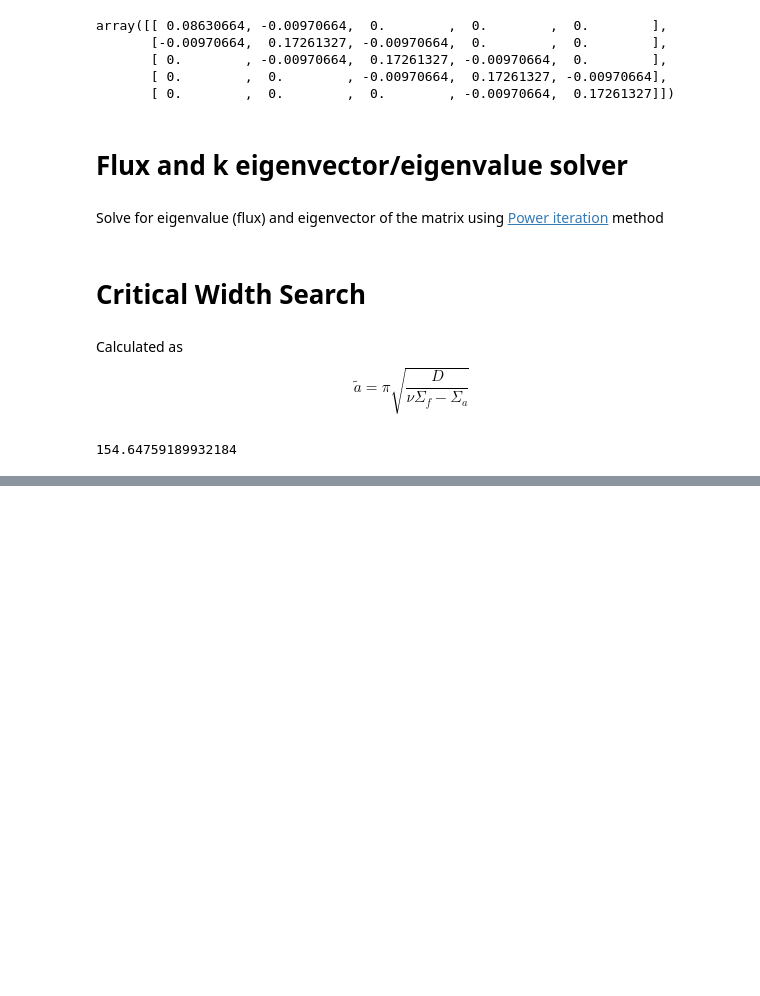
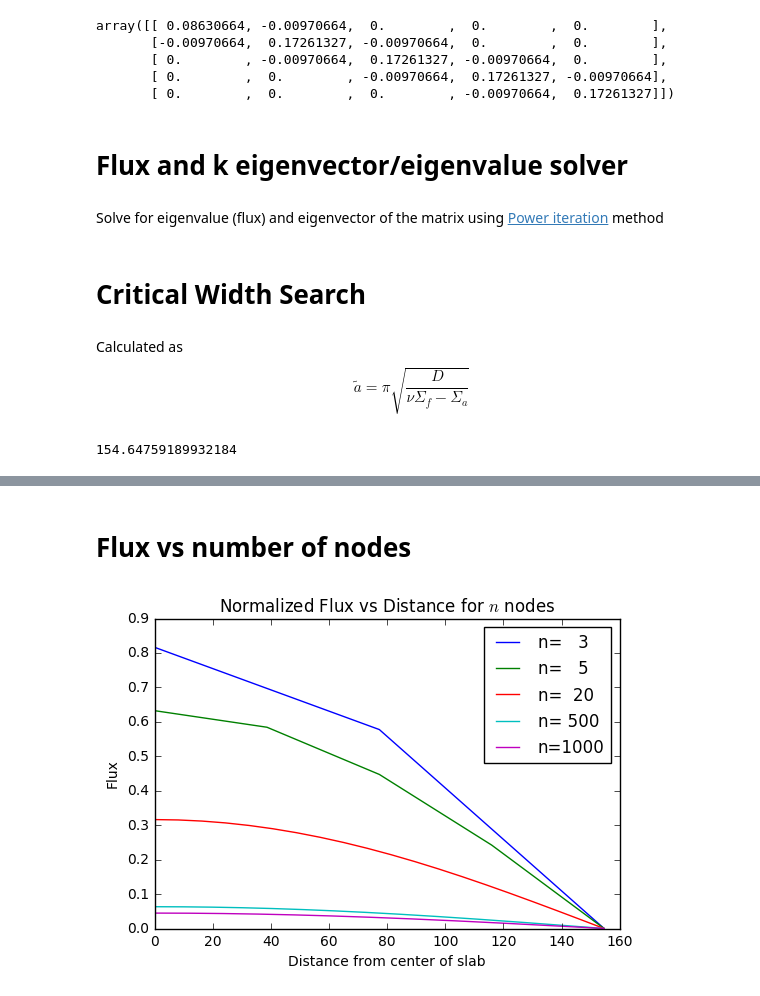
Before and after one commit to piovere/470-project-1, a Jupyter notebook: Project 2/P2_from_scratch.ipynb, the cells around one changed output, grey strips where cells are left out. Cells and saved outputs as stored; diff of their text form; code cells hidden in the pictures; blank space fills up the shorter version.

```diff
--- a/Project 2/P2_from_scratch.ipynb
+++ b/Project 2/P2_from_scratch.ipynb
@@ -114,3 +117,18 @@ plt.show()
 # %%
 def critical_width(nodes, width):
     return True
+# %% [markdown]
+# Flux vs number of nodes
+# %%
+for nodes in [3, 5, 20, 500, 1000]:
+    x = np.linspace(0, analytic_critical_width, nodes)
+    flux = np.append(power(nodes, analytic_critical_width)[0], 0)
+    plt.plot(x, flux, label='n={0:4g}'.format(nodes))
+plt.legend(loc='upper right')
+plt.xlabel('Distance from center of slab')
+plt.ylabel('Flux')
+plt.title('Normalized Flux vs Distance for $n$ nodes')
+plt.savefig('images/flux_vs_nodes', dpi=1000)
+plt.show()
+# %% [output]
+[figure, added]
```
Also changed, not shown: parts of 2 cells of this notebook, 2 other files.
